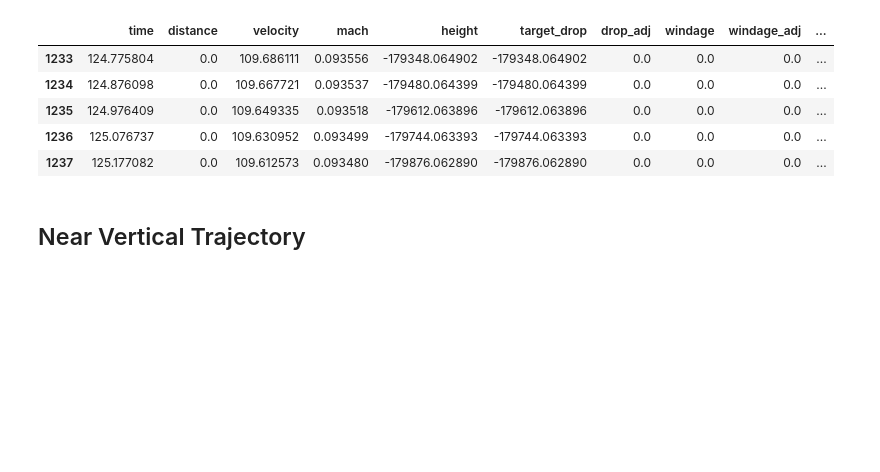
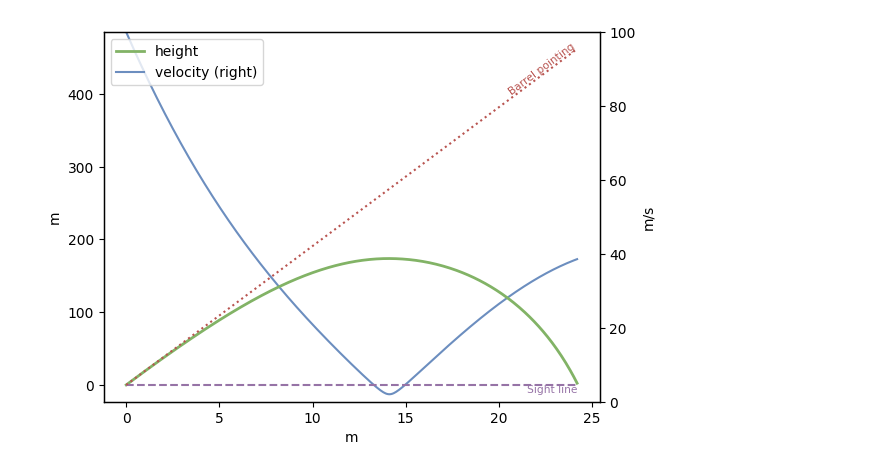
Before and after one commit to o-murphy/py-ballisticcalc, a Jupyter notebook: ExtremeExamples.ipynb, the cells around one changed output. Saved outputs shown, nothing was run; the diff lists cells and outputs as text; code cells hidden in the pictures; blank space fills up the shorter version.

```diff
--- a/ExtremeExamples.ipynb
+++ b/ExtremeExamples.ipynb
@@ -62,0 +13,8 @@ df.tail()
+# %%
+def must_fire(interface: Calculator, zero_shot, trajectory_range, extra_data, time_step,
+              **kwargs) -> tuple[HitResult, Union[RangeError, None]]:
+    try:
+        return interface.fire(zero_shot, trajectory_range, **kwargs, extra_data=extra_data, time_step=time_step), None
+    except RangeError as err:
+        # Create HitResult with data that were calculated before trajectory exception reached
+        return HitResult(zero_shot, err.incomplete_trajectory, extra=extra_data), err
@@ -63,15 +106,12 @@ df.tail()
 # %%
-ammo = Ammo(drag_model, Velocity.MPS(0))
-
-zero = Shot(weapon=weapon,
-            ammo=ammo)
+zero = Shot(weapon=Weapon(),
+            ammo=Ammo(drag_model, Velocity.MPS(100)),
+            relative_angle=Angular.Degree(87.0))
 
 hit_result, err = must_fire(calc, zero, Distance.Meter(1000), extra_data=True, time_step=0.1)
-
 if err:
     logger.warning("%s, trajectory incomplete", err)
 
-df = hit_result.dataframe()
-df.to_clipboard()
-df.tail()
+p = hit_result.plot()
+show_hit_result_plot()
 # %% [output]
@@ -79,8 +119 @@ WARNING:py_balcalc:Max range not reached: (Maximum drop reached), last distance:
-|  | time | distance | velocity | mach | height | target_drop | drop_adj | windage | windage_adj | ... |
-| 1233 | 124.775804 | 0.0 | 109.686111 | 0.093556 | -179348.064902 | -179348.064902 | 0.0 | 0.0 | 0.0 | ... |
-| 1234 | 124.876098 | 0.0 | 109.667721 | 0.093537 | -179480.064399 | -179480.064399 | 0.0 | 0.0 | 0.0 | ... |
-| 1235 | 124.976409 | 0.0 | 109.649335 | 0.093518 | -179612.063896 | -179612.063896 | 0.0 | 0.0 | 0.0 | ... |
-| 1236 | 125.076737 | 0.0 | 109.630952 | 0.093499 | -179744.063393 | -179744.063393 | 0.0 | 0.0 | 0.0 | ... |
-| 1237 | 125.177082 | 0.0 | 109.612573 | 0.093480 | -179876.062890 | -179876.062890 | 0.0 | 0.0 | 0.0 | ... |
+[figure, added]
-# %% [markdown]
-## Near Vertical Trajectory
```
Also changed, not shown: parts of 24 cells of this notebook.
